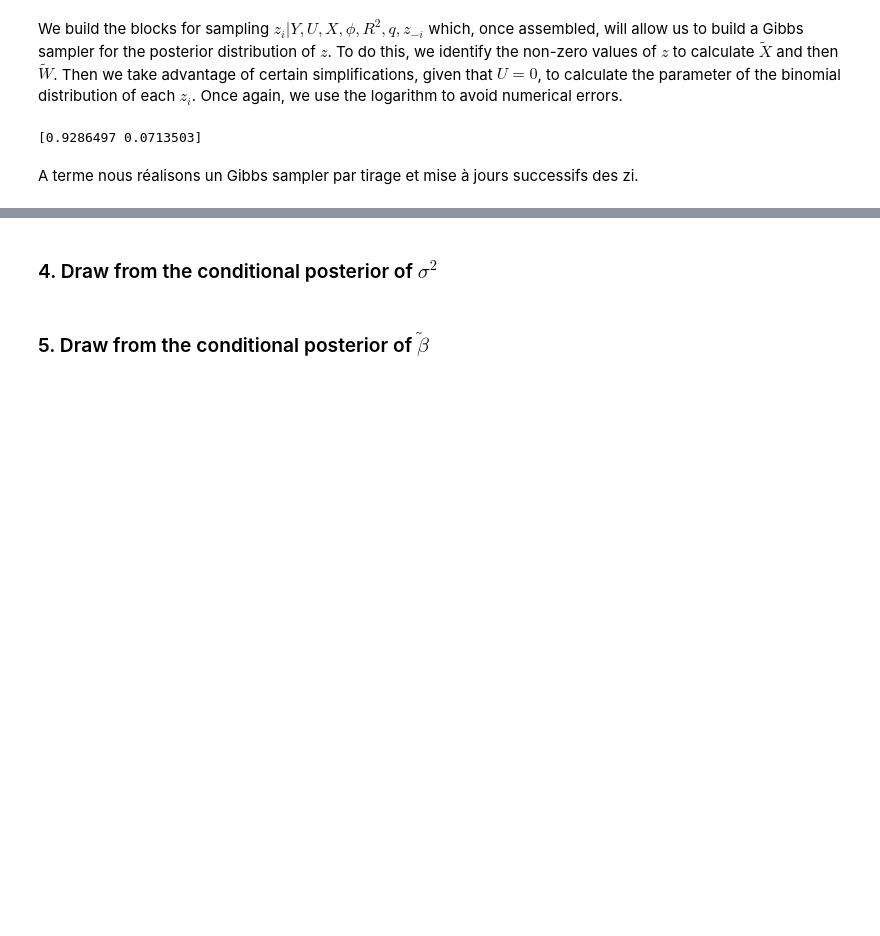
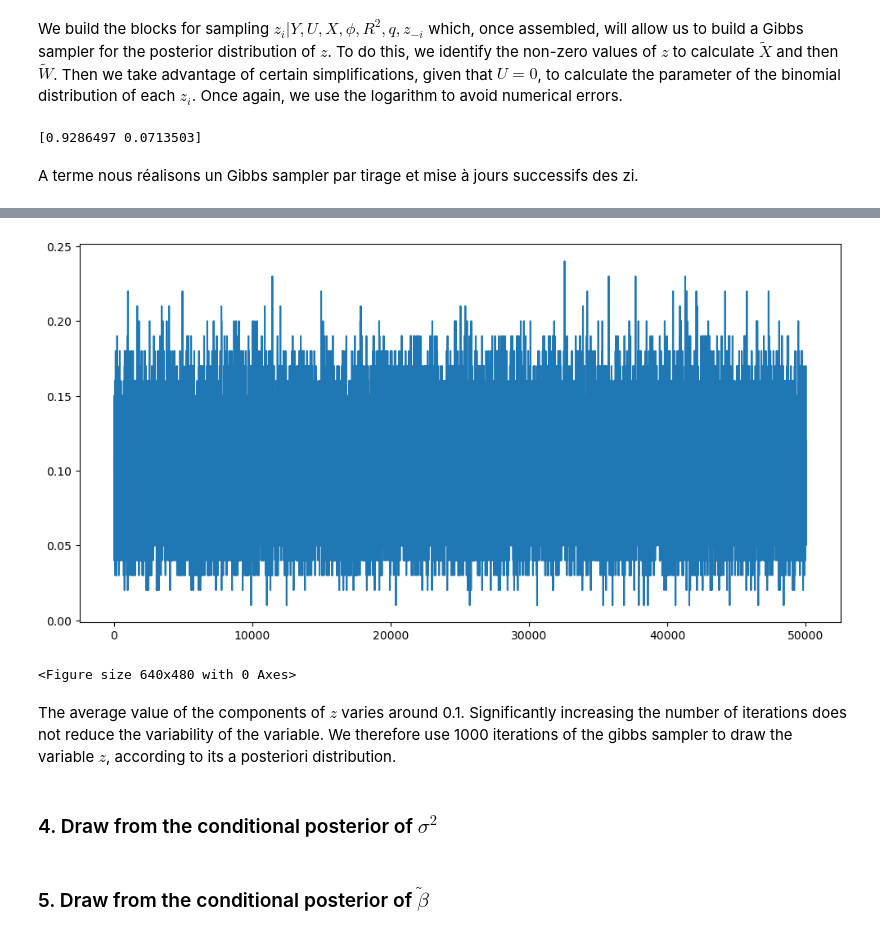
Before and after one commit to yanisrem/AssignmentsSB, a Jupyter notebook: DM2_vectorization yanis.ipynb, the cells around one changed output, grey strips where cells are left out. Drawn from its saved outputs; the diff is of its cells as text; code cells hidden in the pictures; blank space fills up the shorter version.

```diff
--- a/DM2_vectorization yanis.ipynb
+++ b/DM2_vectorization yanis.ipynb
@@ -574,3 +587,16 @@ plt.show()
+# %%
+data1 = data0.copy()
+sampled_z_posterior=gibbs_z(data1, 50000, return_all_steps=True, seed=seed)
+
+plt.figure(figsize=(12,6))
+plt.plot([np.mean(x) for x in sampled_z_posterior])
+plt.figure("Average of the components of the Z vector sampled at each iteration - 50 000 iterations")
+plt.show()
+# %% [output]
+[figure, added]
+<Figure size 640x480 with 0 Axes>
+# %% [markdown]
+The average value of the components of $z$ varies around 0.1. Significantly increasing the number of iterations does not reduce the variability of the variable. We therefore use 1000 iterations of the gibbs sampler to draw the variable $z$, according to its a posteriori distribution.
 # %% [markdown]
 ### 4. Draw from the conditional posterior of $\sigma^2$
 # %%
```
Also changed, not shown: parts of 11 cells of this notebook.
